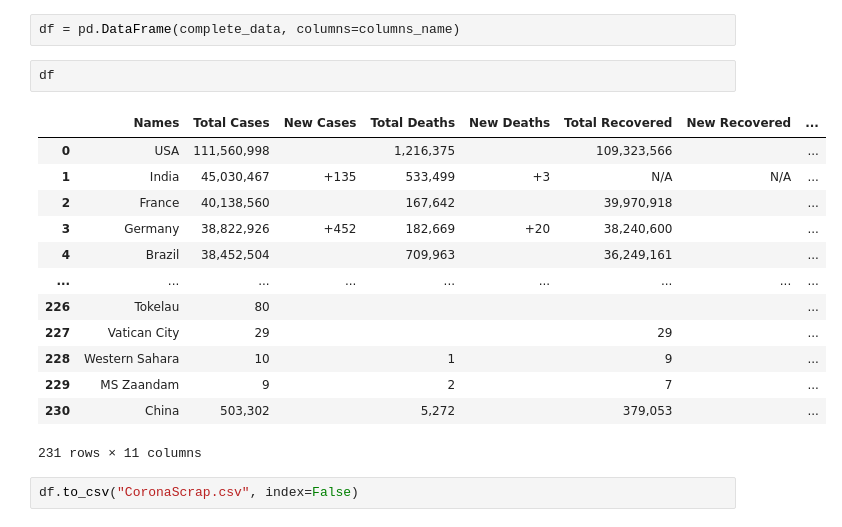
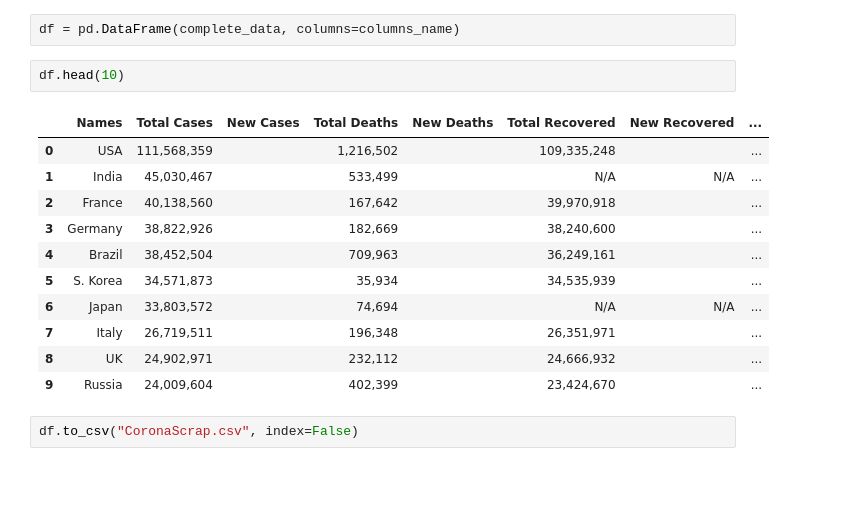
Before and after one commit to Naresh-Dhimal/Datascience-and-ML-using-python, a Jupyter notebook: week3/Day3/WebScraping/Webscraping.ipynb, the cells around one changed output. Saved outputs shown, nothing was run; the diff lists cells and outputs as text; blank space fills up the shorter version.

```diff
--- a/week3/Day3/WebScraping/Webscraping.ipynb
+++ b/week3/Day3/WebScraping/Webscraping.ipynb
@@ -180,21 +180,19 @@ complete_data
 # %%
 df = pd.DataFrame(complete_data, columns=columns_name)
 # %%
-df
+df.head(10)
 # %% [output]
 |  | Names | Total Cases | New Cases | Total Deaths | New Deaths | Total Recovered | New Recovered | ... |
-| 0 | USA | 111,560,998 |  | 1,216,375 |  | 109,323,566 |  | ... |
-| 1 | India | 45,030,467 | +135 | 533,499 | +3 | N/A | N/A | ... |
+| 0 | USA | 111,568,359 |  | 1,216,502 |  | 109,335,248 |  | ... |
+| 1 | India | 45,030,467 |  | 533,499 |  | N/A | N/A | ... |
 | 2 | France | 40,138,560 |  | 167,642 |  | 39,970,918 |  | ... |
-| 3 | Germany | 38,822,926 | +452 | 182,669 | +20 | 38,240,600 |  | ... |
+| 3 | Germany | 38,822,926 |  | 182,669 |  | 38,240,600 |  | ... |
 | 4 | Brazil | 38,452,504 |  | 709,963 |  | 36,249,161 |  | ... |
-| ... | ... | ... | ... | ... | ... | ... | ... | ... |
-| 226 | Tokelau | 80 |  |  |  |  |  | ... |
-| 227 | Vatican City | 29 |  |  |  | 29 |  | ... |
-| 228 | Western Sahara | 10 |  | 1 |  | 9 |  | ... |
-| 229 | MS Zaandam | 9 |  | 2 |  | 7 |  | ... |
-| 230 | China | 503,302 |  | 5,272 |  | 379,053 |  | ... |
+| 5 | S. Korea | 34,571,873 |  | 35,934 |  | 34,535,939 |  | ... |
+| 6 | Japan | 33,803,572 |  | 74,694 |  | N/A | N/A | ... |
+| 7 | Italy | 26,719,511 |  | 196,348 |  | 26,351,971 |  | ... |
+| 8 | UK | 24,902,971 |  | 232,112 |  | 24,666,932 |  | ... |
+| 9 | Russia | 24,009,604 |  | 402,399 |  | 23,424,670 |  | ... |
-231 rows × 11 columns
 # %%
 df.to_csv("CoronaScrap.csv", index=False)
 # %%
```
Also changed, not shown: parts of 7 cells of this notebook, 5 other files.
